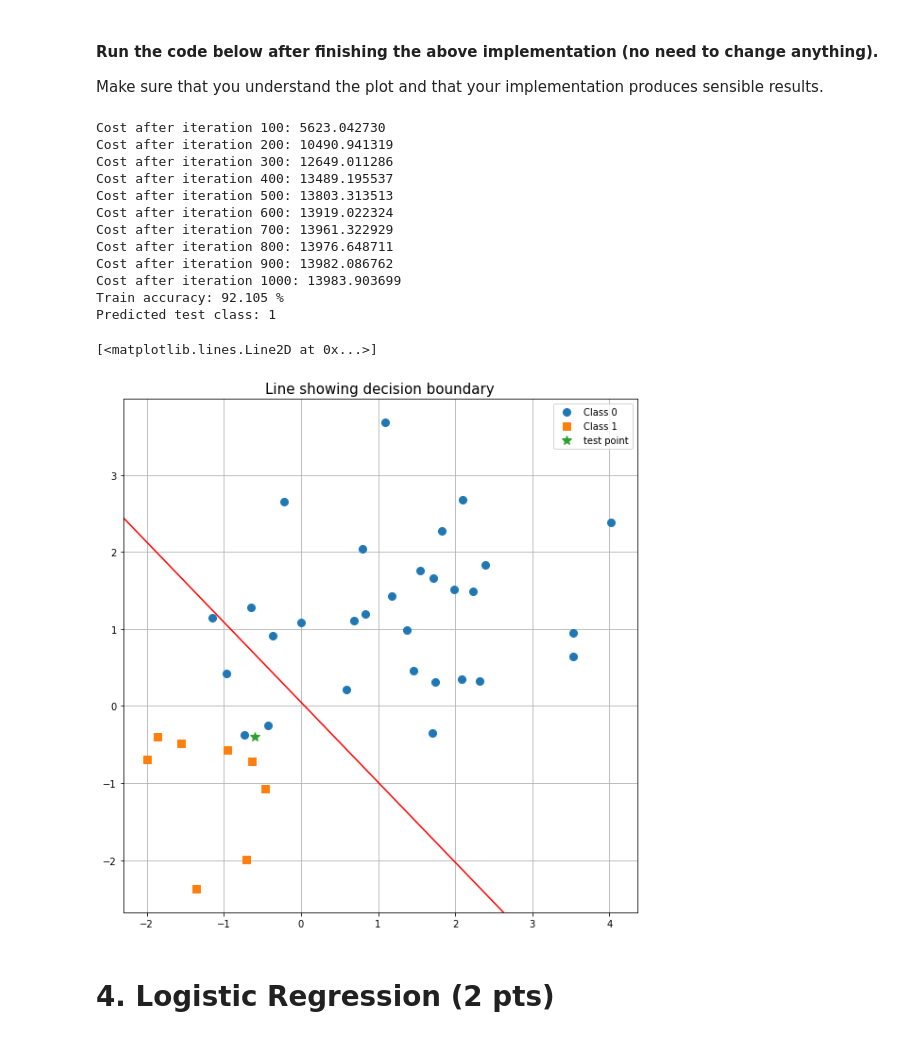
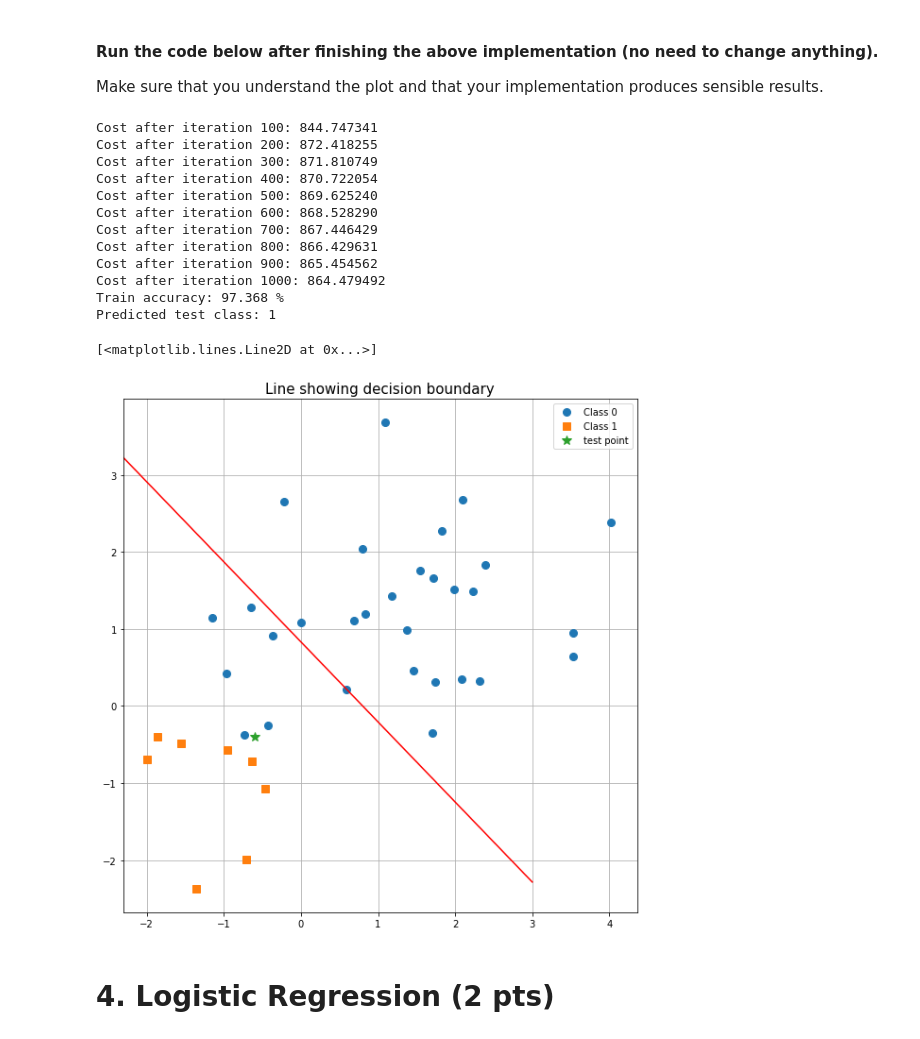
Before and after one commit to ArwinSaleh/Algorithms-for-Machine-Learning-and-Inference-TDA233, a Jupyter notebook: Hw2_2021.ipynb, the cells around one changed output. Drawn from its saved outputs; the diff is of its cells as text; code cells hidden in the pictures.

```diff
--- a/Hw2_2021.ipynb
+++ b/Hw2_2021.ipynb
@@ -615,42 +615,42 @@ class SVM():
 Make sure that you understand the plot and that your implementation produces sensible results.
 # %%
 # Parameters (feel free to change)
-learning_rate = 0.01
+learning_rate = 0.04
 n_iterations = 1000
 C = 1
 print_cost = True
 
 # Define and train the model
 model = SVM(learning_rate, n_iterations, C, print_cost)
 model.fit(X_train, y_train)
 
 # Predictions
 y_pred_train = model.predict(X_train)
 print("Train accuracy: %.3f %%" %(np.mean(y_pred_train == y_train)*100))
 y_pred_test = model.predict(X_test)
 print("Predicted test class: %d" %(y_pred_test))
 
 # Plot decision-boundaries
 fig, ax = plot_data(X_train, y_train, X_test, title = 'Line showing decision boundary')
 w = model.parameters['w']
 b = model.parameters['b']
 x = np.linspace(-3,3)
 ax.plot(x, (-b-w[0]*x)/w[1], '-r')
 # %% [output]
-Cost after iteration 100: 5623.042730
-Cost after iteration 200: 10490.941319
-Cost after iteration 300: 12649.011286
-Cost after iteration 400: 13489.195537
-Cost after iteration 500: 13803.313513
-Cost after iteration 600: 13919.022324
-Cost after iteration 700: 13961.322929
-Cost after iteration 800: 13976.648711
-Cost after iteration 900: 13982.086762
-Cost after iteration 1000: 13983.903699
-Train accuracy: 92.105 %
+Cost after iteration 100: 844.747341
+Cost after iteration 200: 872.418255
+Cost after iteration 300: 871.810749
+Cost after iteration 400: 870.722054
+Cost after iteration 500: 869.625240
+Cost after iteration 600: 868.528290
+Cost after iteration 700: 867.446429
+Cost after iteration 800: 866.429631
+Cost after iteration 900: 865.454562
+Cost after iteration 1000: 864.479492
+Train accuracy: 97.368 %
 Predicted test class: 1
 [<matplotlib.lines.Line2D at 0x...>]
-[figure, old version]
+[figure, new version]
 # %% [markdown]
 # 4. Logistic Regression (2 pts)
 # %% [markdown]
```
